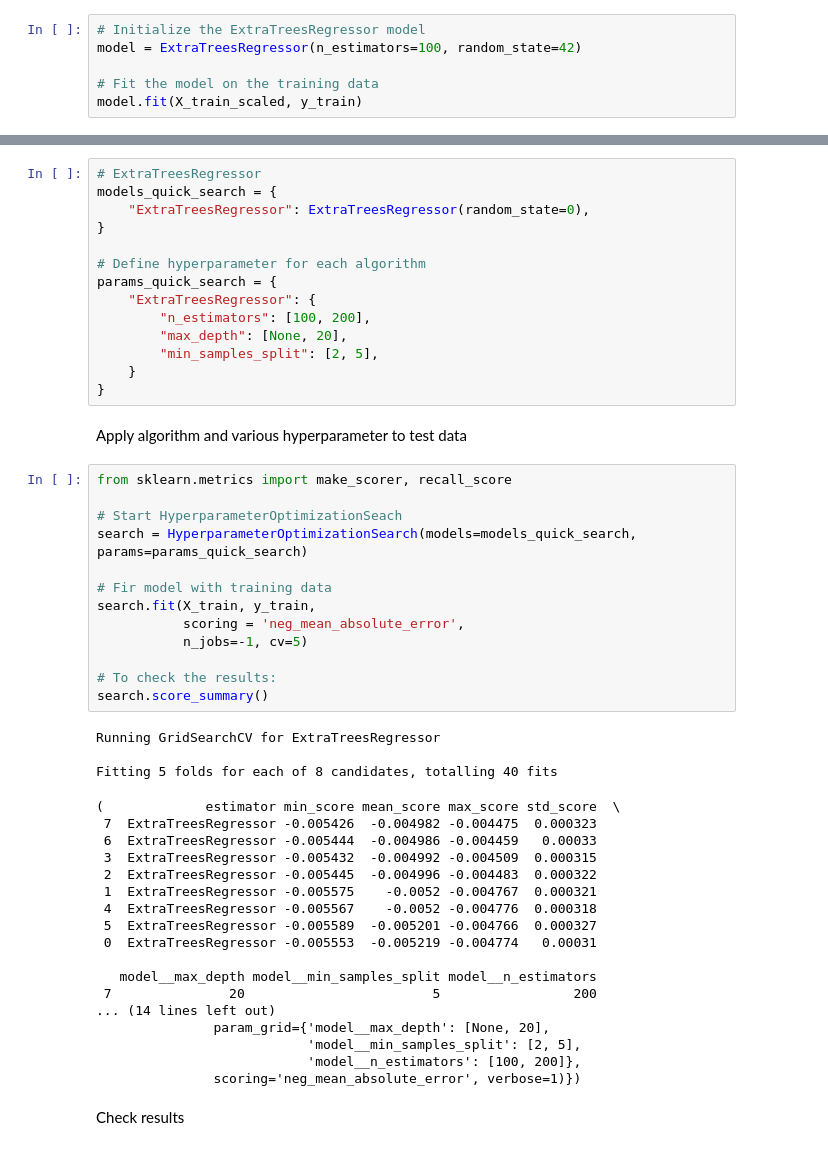
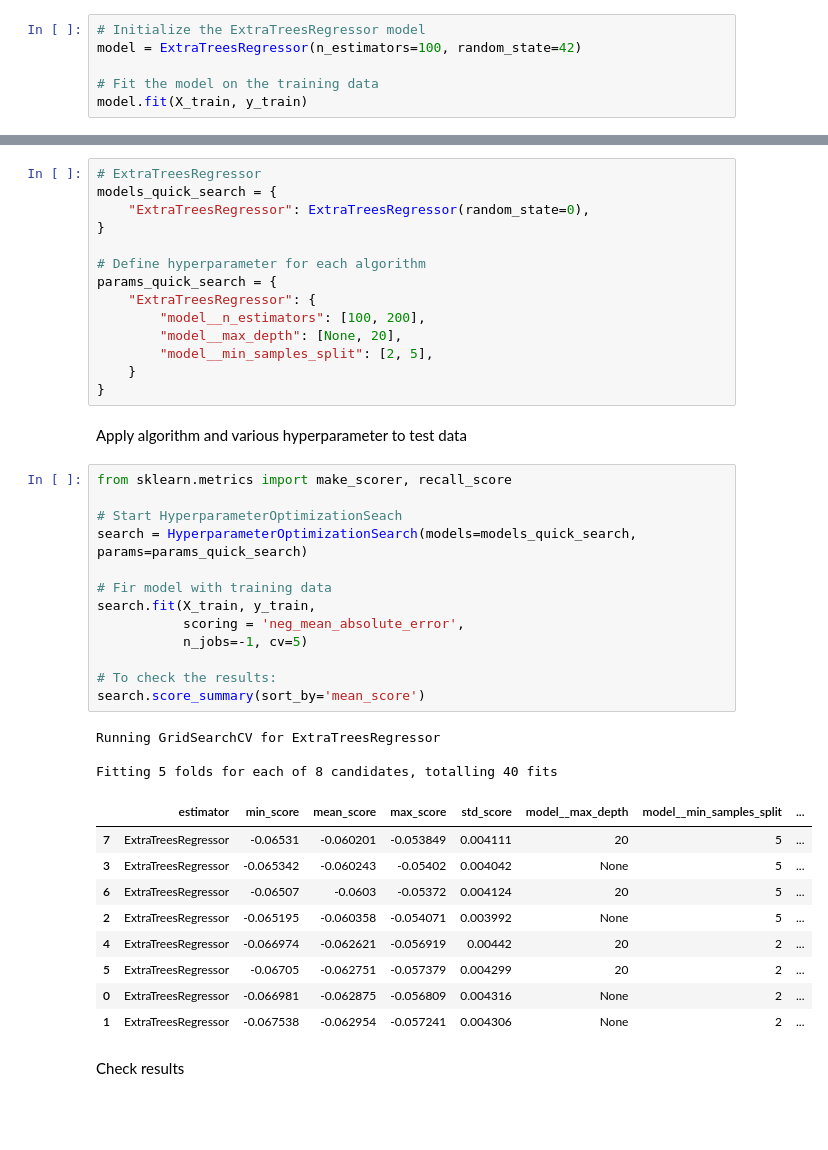
Before and after one commit to Fl0W97/ci-c5-housing-market-prices, a Jupyter notebook: jupyter_notebooks/04_modeling_and_evaluation_regression.ipynb, the cells around one changed output, grey strips where cells are left out. Drawn from its saved outputs; the diff is of its cells as text; blank space fills up the shorter version.

```diff
--- a/jupyter_notebooks/04_modeling_and_evaluation_regression.ipynb
+++ b/jupyter_notebooks/04_modeling_and_evaluation_regression.ipynb
@@ -440,7 +412,7 @@ Based on the results ExtraTreesRegressor model is the best working on. THis one
 model = ExtraTreesRegressor(n_estimators=100, random_state=42)
 
 # Fit the model on the training data
-model.fit(X_train_scaled, y_train)
+model.fit(X_train, y_train)
 # %% [output]
 ExtraTreesRegressor(random_state=42)
 # %%
@@ -452,9 +424,9 @@ models_quick_search = {
 # Define hyperparameter for each algorithm
 params_quick_search = {
     "ExtraTreesRegressor": {
-        "n_estimators": [100, 200],
-        "max_depth": [None, 20],
-        "min_samples_split": [2, 5],
+        "model__n_estimators": [100, 200],
+        "model__max_depth": [None, 20],
+        "model__min_samples_split": [2, 5],
     }
 }
 # %% [markdown]
@@ -462,36 +434,28 @@ Apply algorithm and various hyperparameter to test data
 # %%
 from sklearn.metrics import make_scorer, recall_score
 
 # Start HyperparameterOptimizationSeach
 search = HyperparameterOptimizationSearch(models=models_quick_search, params=params_quick_search)
 
 # Fir model with training data
 search.fit(X_train, y_train,
            scoring = 'neg_mean_absolute_error',
            n_jobs=-1, cv=5)
 
 # To check the results:
-search.score_summary()
+search.score_summary(sort_by='mean_score')
 # %% [output]
 Running GridSearchCV for ExtraTreesRegressor
 
 Fitting 5 folds for each of 8 candidates, totalling 40 fits
-(             estimator min_score mean_score max_score std_score  \
- 7  ExtraTreesRegressor -0.005426  -0.004982 -0.004475  0.000323
- 6  ExtraTreesRegressor -0.005444  -0.004986 -0.004459   0.00033
- 3  ExtraTreesRegressor -0.005432  -0.004992 -0.004509  0.000315
- 2  ExtraTreesRegressor -0.005445  -0.004996 -0.004483  0.000322
- 1  ExtraTreesRegressor -0.005575    -0.0052 -0.004767  0.000321
- 4  ExtraTreesRegressor -0.005567    -0.0052 -0.004776  0.000318
- 5  ExtraTreesRegressor -0.005589  -0.005201 -0.004766  0.000327
- 0  ExtraTreesRegressor -0.005553  -0.005219 -0.004774   0.00031
-
-   model__max_depth model__min_samples_split model__n_estimators
- 7               20                        5                 200
-... (14 lines left out)
-               param_grid={'model__max_depth': [None, 20],
-                           'model__min_samples_split': [2, 5],
-                           'model__n_estimators': [100, 200]},
-               scoring='neg_mean_absolute_error', verbose=1)})
+|  | estimator | min_score | mean_score | max_score | std_score | model__max_depth | model__min_samples_split | ... |
+| 7 | ExtraTreesRegressor | -0.06531 | -0.060201 | -0.053849 | 0.004111 | 20 | 5 | ... |
+| 3 | ExtraTreesRegressor | -0.065342 | -0.060243 | -0.05402 | 0.004042 | None | 5 | ... |
+| 6 | ExtraTreesRegressor | -0.06507 | -0.0603 | -0.05372 | 0.004124 | 20 | 5 | ... |
+| 2 | ExtraTreesRegressor | -0.065195 | -0.060358 | -0.054071 | 0.003992 | None | 5 | ... |
+| 4 | ExtraTreesRegressor | -0.066974 | -0.062621 | -0.056919 | 0.00442 | 20 | 2 | ... |
+| 5 | ExtraTreesRegressor | -0.06705 | -0.062751 | -0.057379 | 0.004299 | 20 | 2 | ... |
+| 0 | ExtraTreesRegressor | -0.066981 | -0.062875 | -0.056809 | 0.004316 | None | 2 | ... |
+| 1 | ExtraTreesRegressor | -0.067538 | -0.062954 | -0.057241 | 0.004306 | None | 2 | ... |
 # %% [markdown]
 Check results
```
Also changed, not shown: parts of 17 cells of this notebook, 8 other files.
